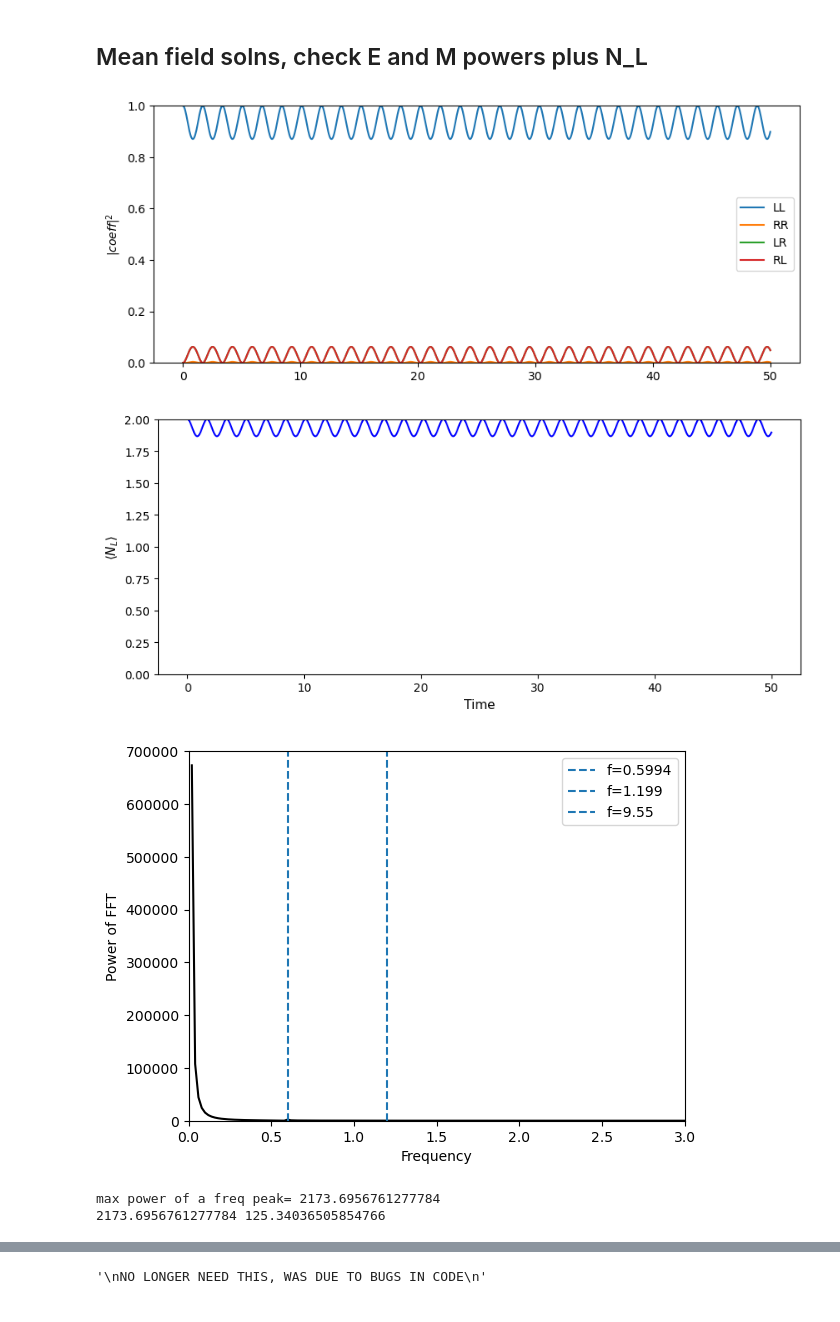
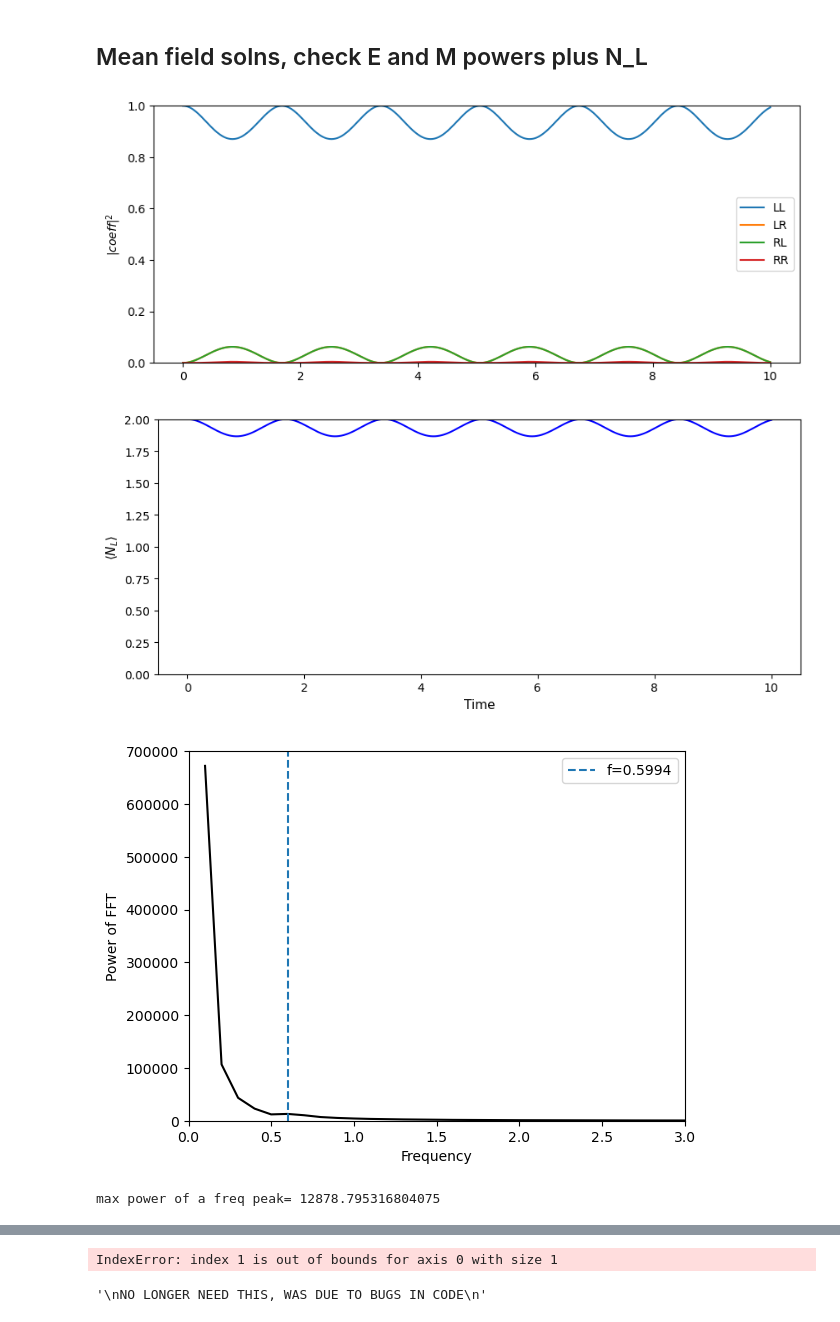
Before and after one commit to annabirke/Honours_entangle_magic, a Jupyter notebook: Epower_Mpower_analysis.ipynb, the cells around one changed output, grey strips where cells are left out. Saved outputs shown, nothing was run; the diff lists cells and outputs as text; code cells hidden in the pictures.

```diff
--- a/Epower_Mpower_analysis.ipynb
+++ b/Epower_Mpower_analysis.ipynb
@@ -149,7 +149,7 @@ fourier_funcs.fourier(t_list,exNL_mu[0,:],(0,2),2)
 ## Mean field solns, check E and M powers plus N_L ##
 # %%
 points=1000
-t_list=np.linspace(0,50,points)
+t_list=np.linspace(0,10,points)
 # intial state theta,phi :
 U_0 = [np.pi/2 - 1e-5, 0] # this gives LL initially
 # U_0 = [-np.arctan(np.sqrt(15))+np.pi,0] # this gives meanfield ground state FOR MU= 4
@@ -160,37 +160,36 @@ psi=mean_funcs.state(points, U_0, t_list, mu_list[0]) # basis LL LR RL RR
 # print(psi.shape)
 plt.figure(figsize=(10,4))
 plt.plot(t_list, np.abs(psi[:,0])**2, "-", label="LL")
-plt.plot(t_list, np.abs(psi[:,3])**2, "-", label="RR")
 plt.plot(t_list, np.abs(psi[:,1])**2, "-", label="LR")
 plt.plot(t_list, np.abs(psi[:,2])**2, "-", label="RL")
+plt.plot(t_list, np.abs(psi[:,3])**2, "-", label="RR")
 plt.ylabel(r'$|coeff|^2$')
 plt.legend()
 plt.ylim([0,1])
 plt.show()
 
 
 exNLmean=mean_funcs.N_L(points, U_0, t_list, mu_list[0])
 # print(exNLmean.shape)
 
 plt.figure(figsize=(10,4))
 plt.plot(t_list,exNLmean,'b')
 # plt.plot(t_list,1+0.4*np.sin(t_list*2*np.pi*0.207),'r')
 
 plt.ylabel(fr'$\langle N_L \rangle$',fontsize=11)
 plt.xlabel('Time',fontsize=11)
 plt.ylim(0,2)
 # plt.savefig(f'C:/Users/annas/Documents/2026/Honours/Entangle_Magic/mean_meanground_NL.png',bbox_inches='tight',dpi=300)
 plt.show()
 
 (freqpeak, powerpeak) = fourier_funcs.fourier(t_list,exNLmean,(0,3),(0,700000),3)
 print('max power of a freq peak=',powerpeak.max())
 print(powerpeak[0],powerpeak[1])
 
 entanglement_list_mu = Epower_funcs.Epower_inout(a,mu_list,t_list,psi,(-0.1,0.6),False,'savename.png','b',mode="out")
 magic_list_mu = Mpower_funcs.Mpower_inout(a,mu_list,t_list,psi,None,False,'savename.png','b',mode="out")
 # %% [output]
-[figure, old version]
+[figure, new version]
-[figure, old version]
+[figure, new version]
-[figure, old version]
+[figure, new version]
-max power of a freq peak= 2173.6956761277784
-2173.6956761277784 125.34036505854766
+max power of a freq peak= 12878.795316804075
@@ -199,3 +196,4 @@ max power of a freq peak= 2173.6956761277784
+IndexError: index 1 is out of bounds for axis 0 with size 1
 # %%
 """
 NO LONGER NEED THIS, WAS DUE TO BUGS IN CODE
```
Also changed, not shown: parts of 1 cell of this notebook, 2 other files.
